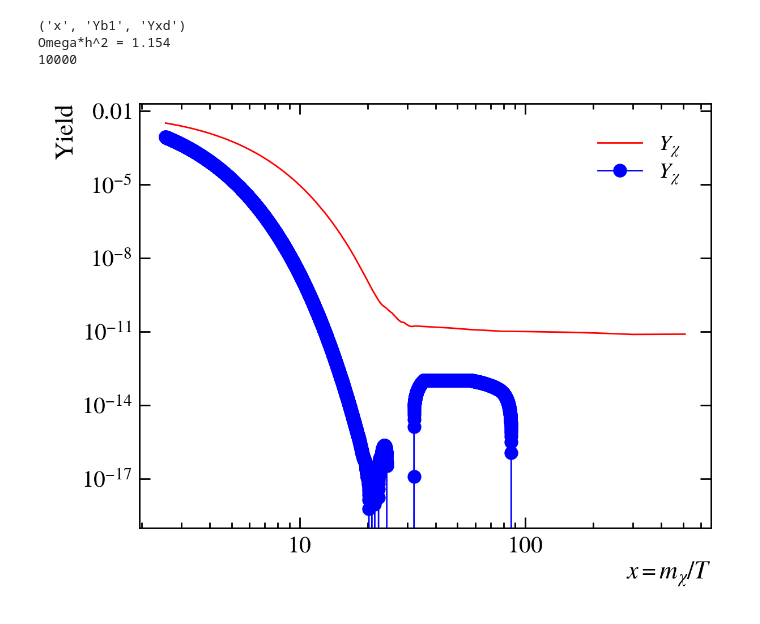
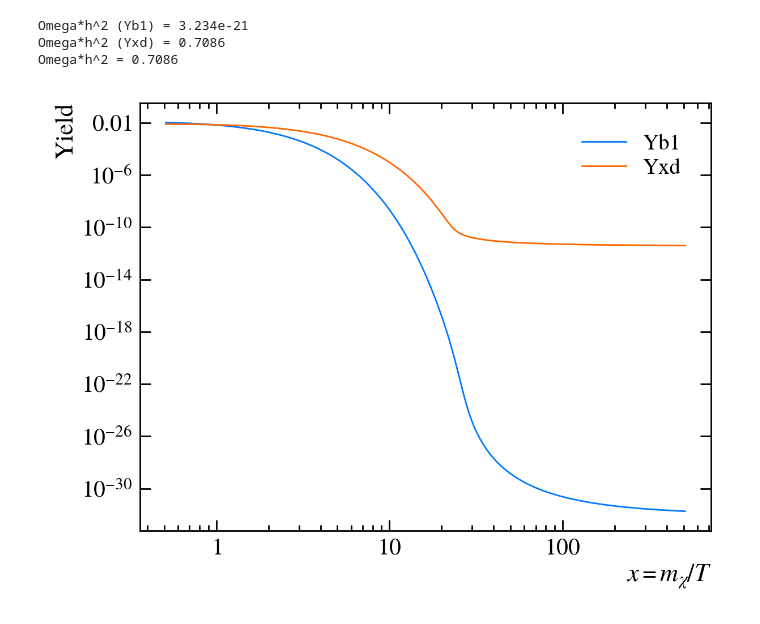
Before and after one commit to gabrielaalevi/DarkCalc, a Jupyter notebook: plotSolution.ipynb, the cells around one changed output. Cells and saved outputs as stored; diff of their text form; code cells hidden in the pictures.

```diff
--- a/plotSolution.ipynb
+++ b/plotSolution.ipynb
@@ -13,24 +14,32 @@ solutionsFile = './solution_Coann.csv'
 # %%
 data = np.genfromtxt(solutionsFile,delimiter=',',names=True)
-print(data.dtype.names)
-omh2 = 0.12*(data['Yxd'][-1]+data['Yb1'][-1])/(6.8e-13)
-print(f'Omega*h^2 = {omh2:1.4g}')
-print(len(data['x']))
+omTot = 0.0
+ylabels = []
+for label in data.dtype.names:
+    if label == 'x':
+        continue
+    if label[0] != 'Y':
+        continue
+    ylabels.append(label)
+    omh2 = 0.12*(data[label][-1])/(6.8e-13)
+    print(f'Omega*h^2 ({label}) = {omh2:1.4g}')
+    omTot += omh2
+print(f'Omega*h^2 = {omTot:1.4g}')
 # %% [output]
-('x', 'Yb1', 'Yxd')
-Omega*h^2 = 1.154
-10000
+Omega*h^2 (Yb1) = 3.234e-21
+Omega*h^2 (Yxd) = 0.7086
+Omega*h^2 = 0.7086
 # %%
 # fig = plt.figure(figsize=(10,8))
-plt.plot(data['x'],data['Yxd'], 'r', linewidth=2, label = r'$Y_{\chi}$')
-plt.plot(data['x'],data['Yb1'], 'b', linewidth=2, label = r'$Y_{\chi}$',marker='o')
+for label in ylabels:
+    plt.plot(data['x'],data[label], linewidth=2, label = label)
 
 plt.xlabel(r'$x = m_{\chi}/T$')
 plt.ylabel('Yield')
 
 plt.xscale('log')
 plt.yscale('log')
 plt.legend()
 plt.show()
 # %% [output]
-[figure, old version]
+[figure, new version]
```
Also changed, not shown: parts of 2 cells of this notebook, 6 other files.
